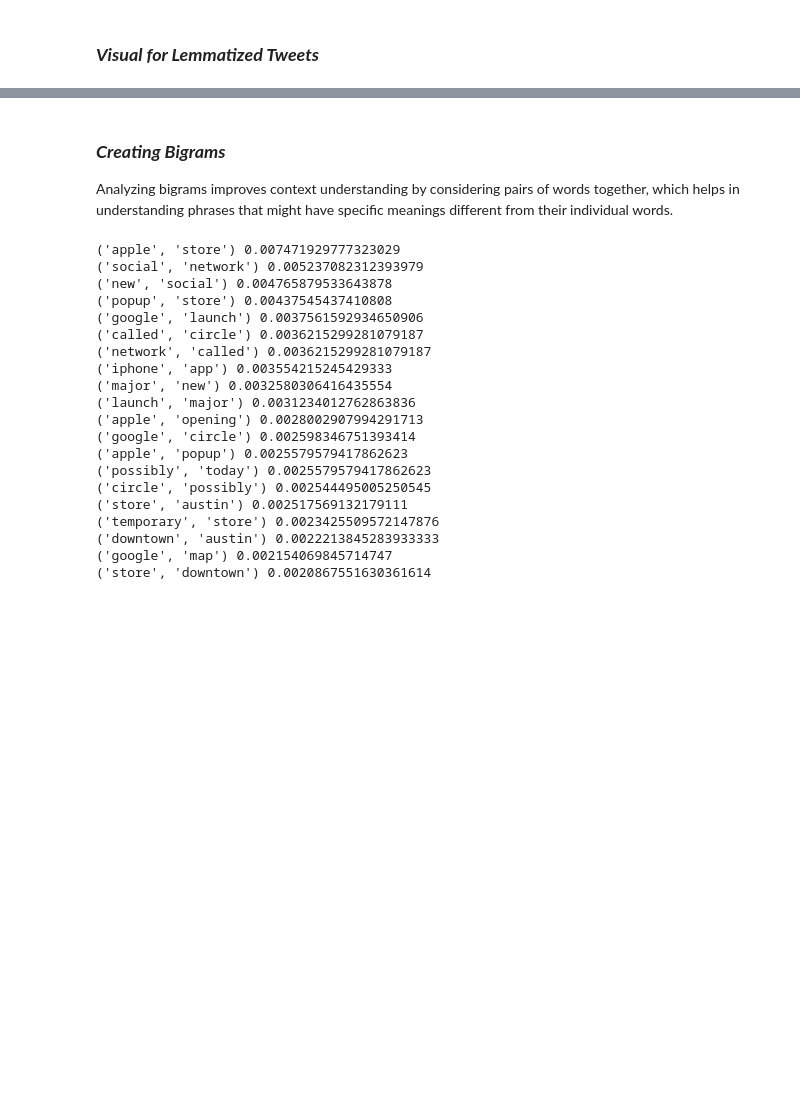
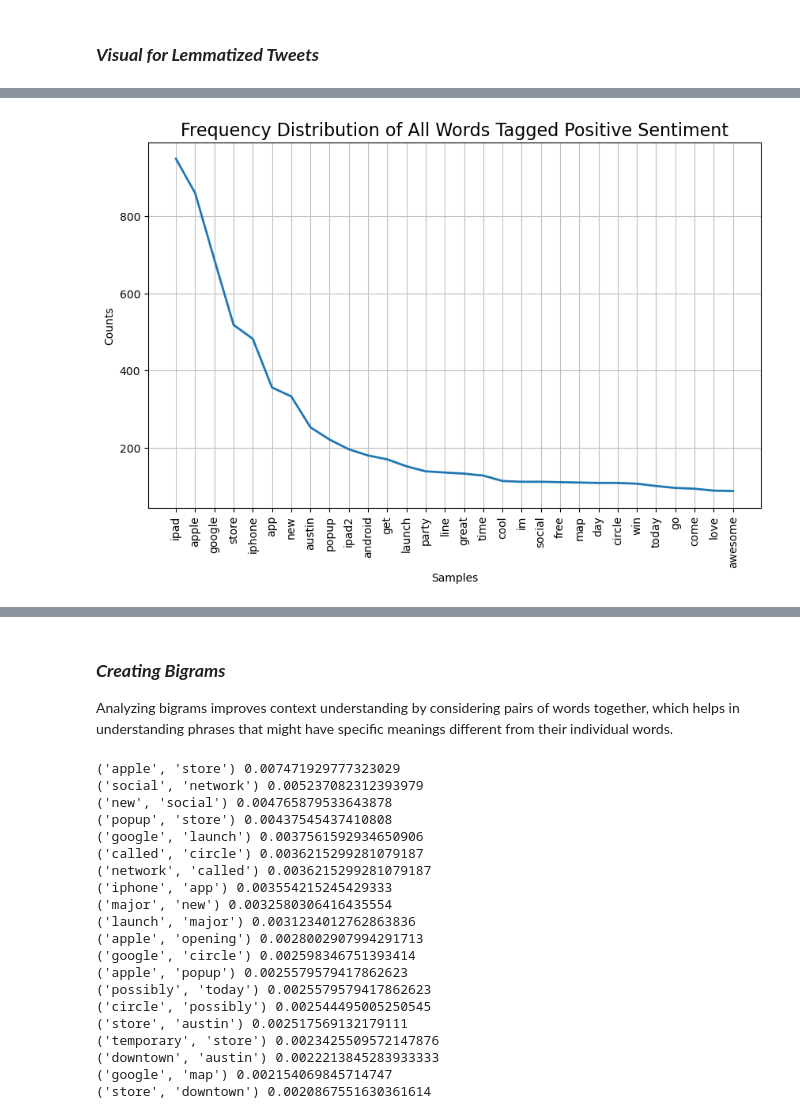
Before and after one commit to ggeorgekkariuki/SentimentFlow_NLP, a Jupyter notebook: sentimentflow.ipynb, the cells around one changed output, grey strips where cells are left out. Saved outputs shown, nothing was run; the diff lists cells and outputs as text; code cells hidden in the pictures; blank space fills up the shorter version.

```diff
--- a/sentimentflow.ipynb
+++ b/sentimentflow.ipynb
@@ -528,0 +576,4 @@ fdist.plot(30)
+# %%
+plot_fdist(sentiment="Positive emotion", title="Frequency Distribution of All Words Tagged Positive Sentiment")
+# %% [output]
+[figure, added]
```
Also changed, not shown: parts of 6 cells of this notebook.
